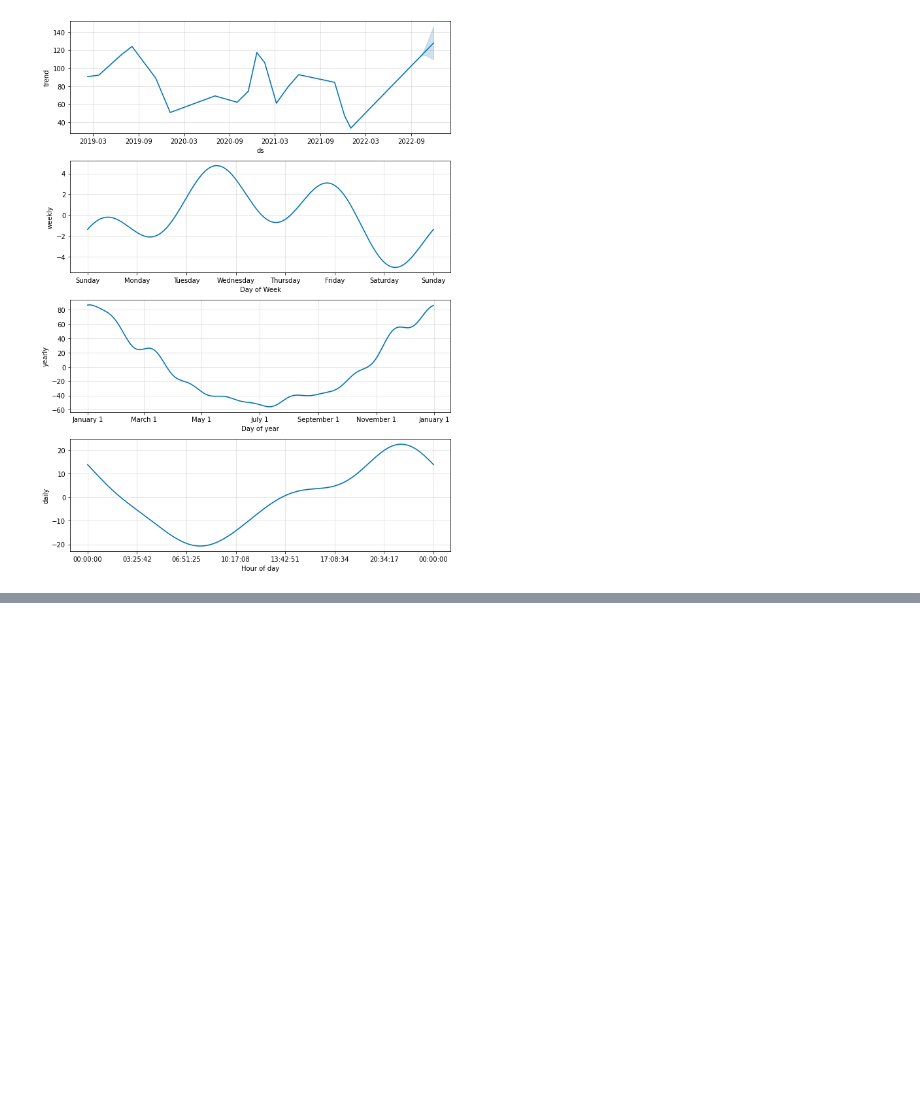
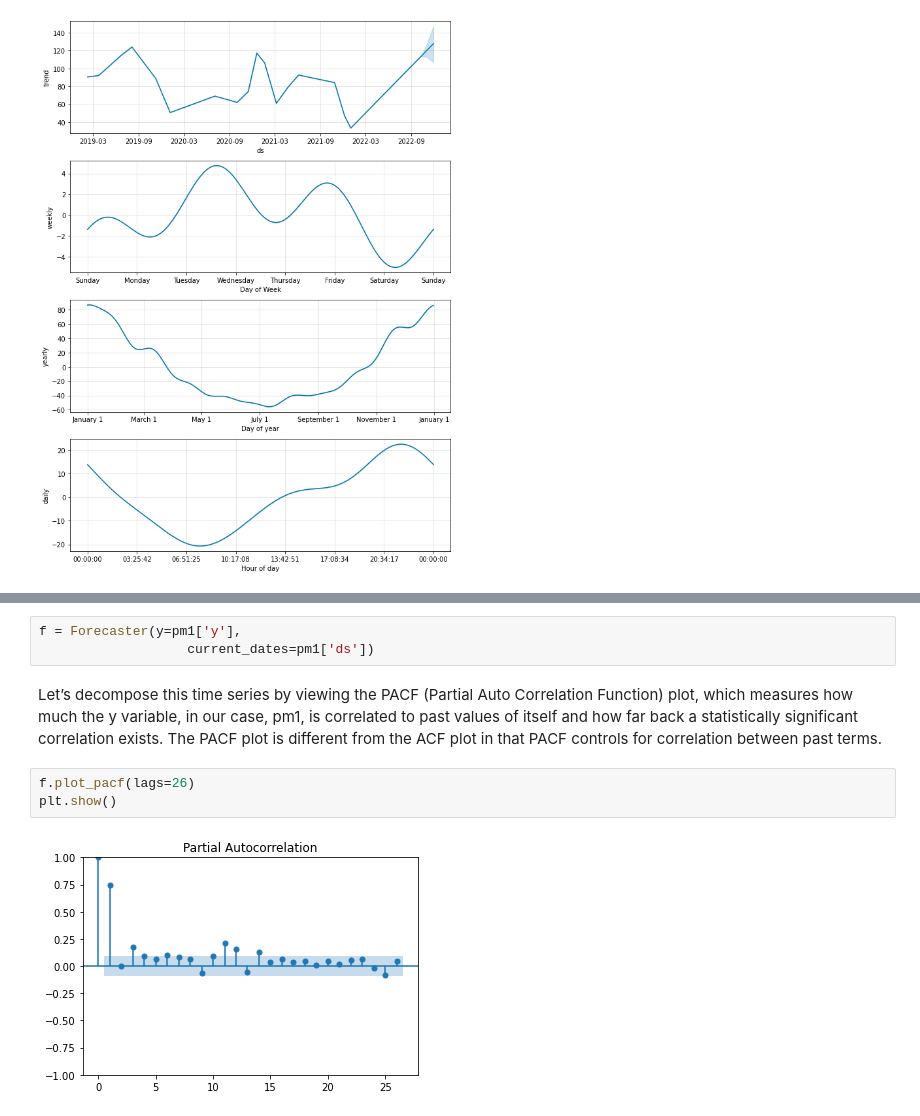
Before and after one commit to bashiralam185/Final_year_project, a Jupyter notebook: Datasets/forecasting/ForecastingPm1-pm10.ipynb, the cells around one changed output, grey strips where cells are left out. Saved outputs shown, nothing was run; the diff lists cells and outputs as text; blank space fills up the shorter version.

```diff
--- a/Datasets/forecasting/ForecastingPm1-pm10.ipynb
+++ b/Datasets/forecasting/ForecastingPm1-pm10.ipynb
@@ -219,0 +236,10 @@ fig2 = model.plot_components(forecast)
+# %%
+f = Forecaster(y=pm1['y'],
+                   current_dates=pm1['ds'])
+# %% [markdown]
+Let’s decompose this time series by viewing the PACF (Partial Auto Correlation Function) plot, which measures how much the y variable, in our case, pm1, is correlated to past values of itself and how far back a statistically significant correlation exists. The PACF plot is different from the ACF plot in that PACF controls for correlation between past terms.
+# %%
+f.plot_pacf(lags=26)
+plt.show()
+# %% [output]
+[figure, added]
```
Also changed, not shown: parts of 28 cells of this notebook, 1 other file.
